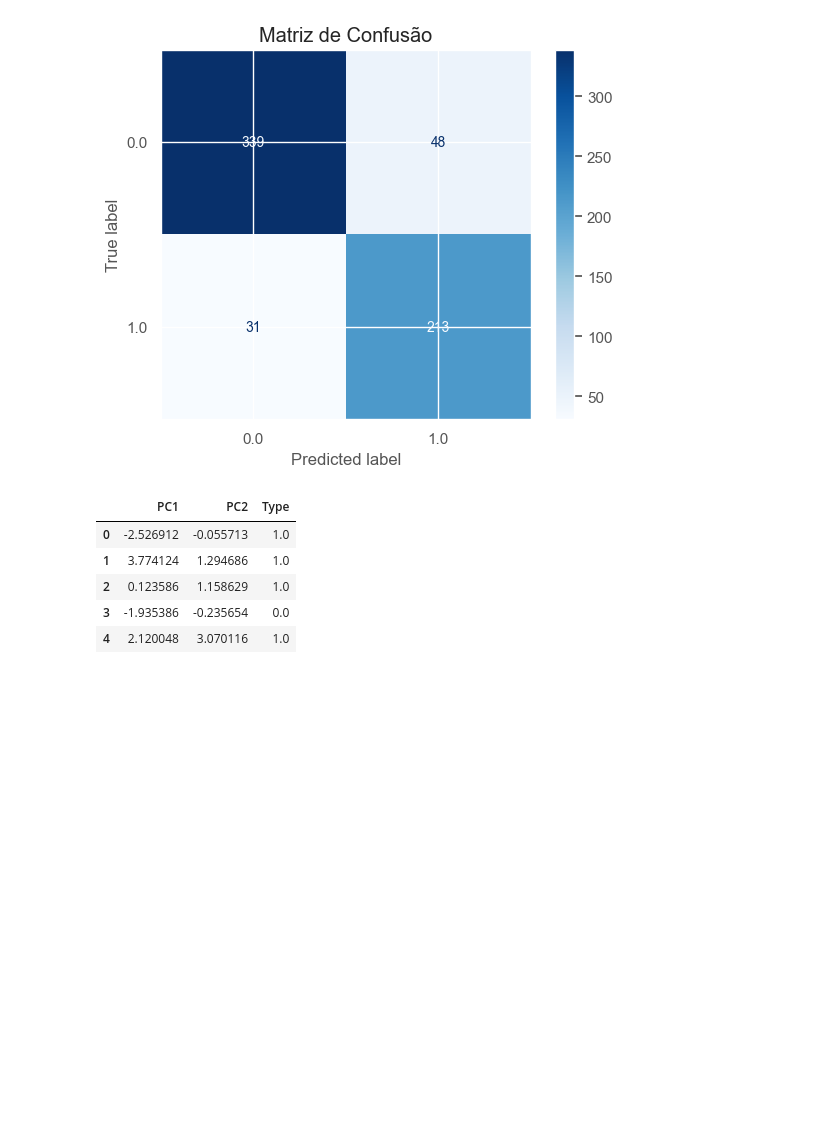
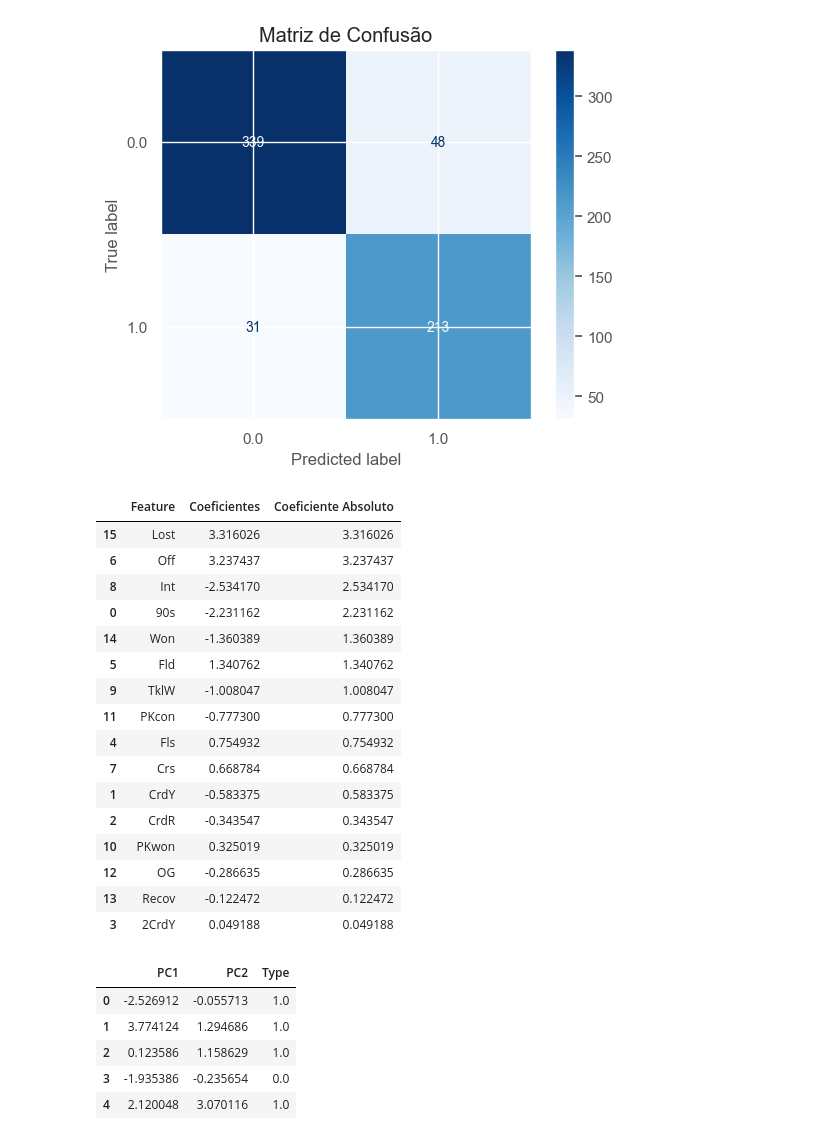
Before and after one commit to IsraelFPM/FootBall-EDA, a Jupyter notebook: PlayersAnalyses.ipynb, the cells around one changed output. Saved outputs shown, nothing was run; the diff lists cells and outputs as text; code cells hidden in the pictures; blank space fills up the shorter version.

```diff
--- a/PlayersAnalyses.ipynb
+++ b/PlayersAnalyses.ipynb
@@ -509,6 +509,33 @@ plt.title('Matriz de Confusão')
 plt.show()
 # %% [output]
 [figure]
+# %%
+coeficientes = logreg.coef_[0]
+feature_importance = pd.DataFrame({
+'Feature': cols,
+'Coeficientes':coeficientes,
+'Coeficiente Absoluto': np.abs(coeficientes)
+})
+feature_importance = feature_importance.sort_values(by='Coeficiente Absoluto', ascending=False)
+feature_importance
+# %% [output]
+|  | Feature | Coeficientes | Coeficiente Absoluto |
+| 15 | Lost | 3.316026 | 3.316026 |
+| 6 | Off | 3.237437 | 3.237437 |
+| 8 | Int | -2.534170 | 2.534170 |
+| 0 | 90s | -2.231162 | 2.231162 |
+| 14 | Won | -1.360389 | 1.360389 |
+| 5 | Fld | 1.340762 | 1.340762 |
+| 9 | TklW | -1.008047 | 1.008047 |
+| 11 | PKcon | -0.777300 | 0.777300 |
+| 4 | Fls | 0.754932 | 0.754932 |
+| 7 | Crs | 0.668784 | 0.668784 |
+| 1 | CrdY | -0.583375 | 0.583375 |
+| 2 | CrdR | -0.343547 | 0.343547 |
+| 10 | PKwon | 0.325019 | 0.325019 |
+| 12 | OG | -0.286635 | 0.286635 |
+| 13 | Recov | -0.122472 | 0.122472 |
+| 3 | 2CrdY | 0.049188 | 0.049188 |
 # %%
 pca_2d = PCA(n_components=2)
 data_pca2 = pca_2d.fit_transform(X)
```
Also changed, not shown: parts of 4 cells of this notebook.
